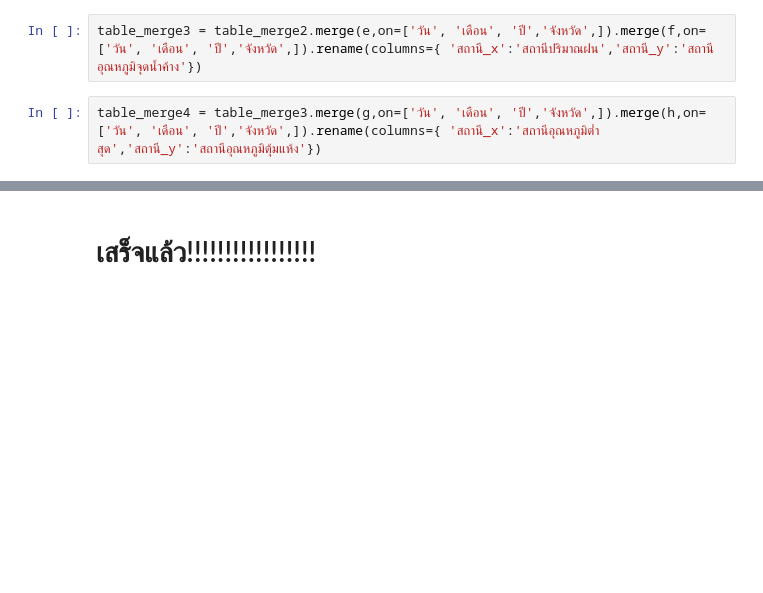
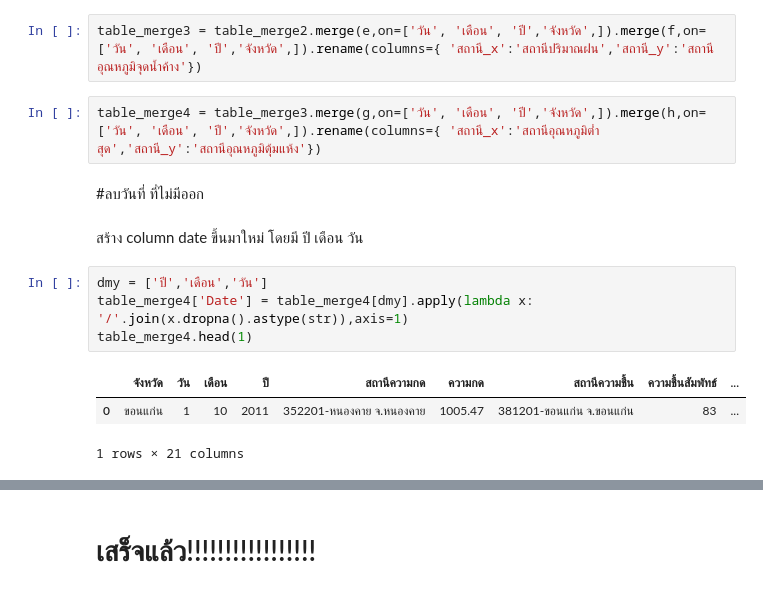
Before and after one commit to bunnybbear/bsc_dpdm22, a Jupyter notebook: QUIZ_GROUP.ipynb, the cells around one changed output, grey strips where cells are left out. Cells and saved outputs as stored; diff of their text form; blank space fills up the shorter version.

```diff
--- a/QUIZ_GROUP.ipynb
+++ b/QUIZ_GROUP.ipynb
@@ -1542,3 +1542,15 @@ table_merge2 = table_merge1.merge(c,on=['วัน', 'เดือน', 'ปี'
 table_merge3 = table_merge2.merge(e,on=['วัน', 'เดือน', 'ปี','จังหวัด',]).merge(f,on=['วัน', 'เดือน', 'ปี','จังหวัด',]).rename(columns={ 'สถานี_x':'สถานีปริมาณฝน','สถานี_y':'สถานีอุณหภูมิจุดน้ำค้าง'})
 # %%
 table_merge4 = table_merge3.merge(g,on=['วัน', 'เดือน', 'ปี','จังหวัด',]).merge(h,on=['วัน', 'เดือน', 'ปี','จังหวัด',]).rename(columns={ 'สถานี_x':'สถานีอุณหภูมิต่ำสุด','สถานี_y':'สถานีอุณหภูมิตุ้มแห้ง'})
+# %% [markdown]
+#ลบวันที่ ที่ไม่มีออก
+# %% [markdown]
+สร้าง column date ขึ้นมาใหม่ โดยมี ปี เดือน วัน
+# %%
+dmy = ['ปี','เดือน','วัน']
+table_merge4['Date'] = table_merge4[dmy].apply(lambda x: '/'.join(x.dropna().astype(str)),axis=1)
+table_merge4.head(1)
+# %% [output]
+|  | จังหวัด | วัน | เดือน | ปี | สถานีความกด | ความกด | สถานีความชื้น | ความชื้นสัมพัทธ์ | ... |
+| 0 | ขอนแก่น | 1 | 10 | 2011 | 352201-หนองคาย จ.หนองคาย | 1005.47 | 381201-ขอนแก่น จ.ขอนแก่น | 83 | ... |
+1 rows × 21 columns
```
Also changed, not shown: parts of 20 cells of this notebook.
